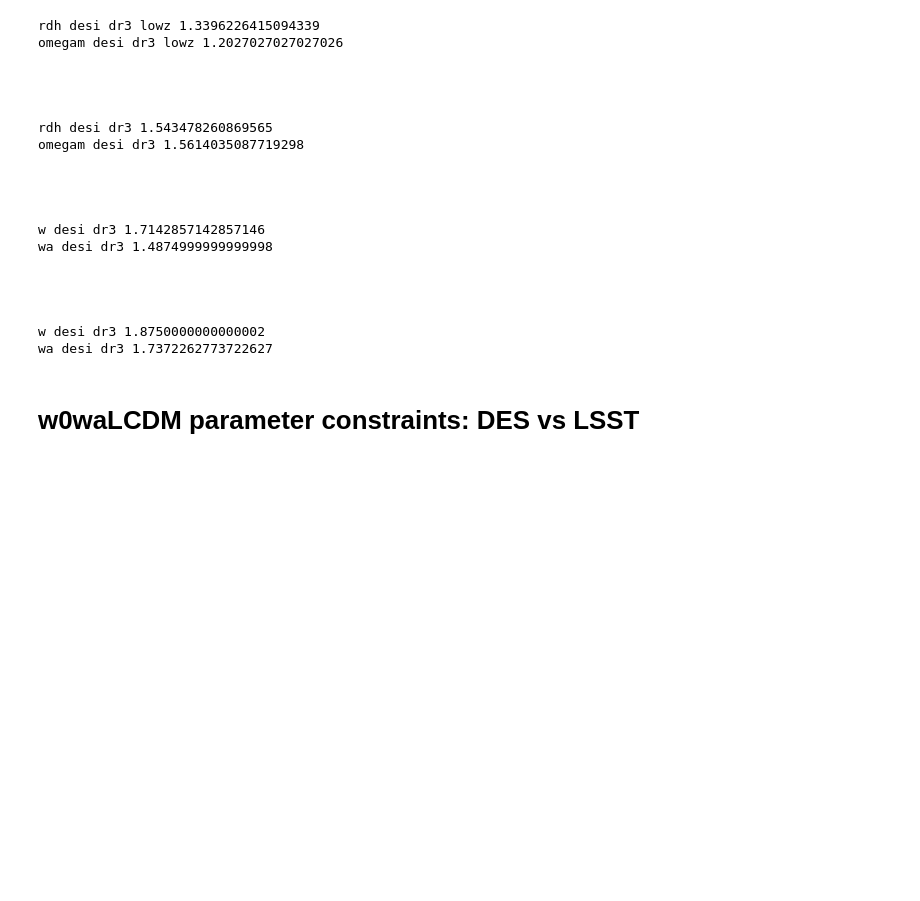
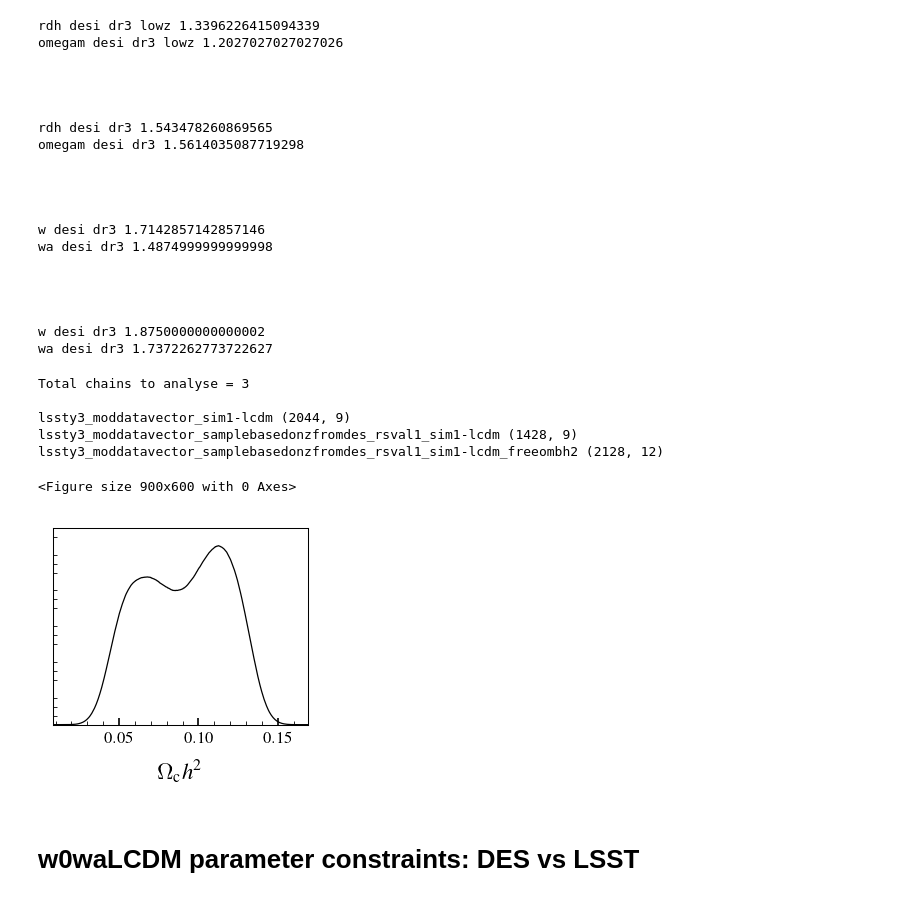
Before and after one commit to sriniraghunathan/CMB_BAO_SNe_likelihoods, a Jupyter notebook: analyse_chains_for_paper.ipynb, the cells around one changed output. Saved outputs shown, nothing was run; the diff lists cells and outputs as text; code cells hidden in the pictures; blank space fills up the shorter version.

```diff
--- a/analyse_chains_for_paper.ipynb
+++ b/analyse_chains_for_paper.ipynb
@@ -264,6 +267,75 @@ wa desi dr3 1.4874999999999998
 
 w desi dr3 1.8750000000000002
 wa desi dr3 1.7372262773722627
+# %%
+# Checking ombh2 sensitivity
+which_cosmo = 'lcdm'
+chain_fd = 'chains/for_paper/'
+chain_fdlist = []
+other_mcmc_fd = 'chains/for_paper/'
+chain_fdlist.extend(['%s/lssty3_moddatavector_sim1-%s' %(other_mcmc_fd, which_cosmo)])
+chain_fdlist.extend(['%s/lssty3_moddatavector_samplebasedonzfromdes_rsval1_sim1-%s' %(other_mcmc_fd, which_cosmo)])
+chain_fdlist.extend(['%s/lssty3_moddatavector_samplebasedonzfromdes_rsval1_sim1-%s_freeombh2' %(other_mcmc_fd, which_cosmo)])
+
+print('Total chains to analyse = %s\n' %(len(chain_fdlist)))
+
+samples_dic = {}
+for curr_chain_fd in chain_fdlist:
+    chainname = curr_chain_fd.strip('/').split('/')[-1]
+    fname = '%s/%s' %(curr_chain_fd, chainname)
+    ###print(chainname, fname)
+
+    chainfile = '%s.1.txt' %(fname)
+    if not os.path.exists( chainfile ): continue
+
+
+    curr_samples = getdist.mcsamples.loadMCSamples( fname )
+    curr_samples.removeBurn(burn_in_fraction)
+    samples_dic[chainname] = curr_samples
+    print( chainname, curr_samples.samples.shape )
+
+ls_arr = ['-']
+line_args = None
+if (1):
+    chains_to_plot = [
+                      #'lssty3_moddatavector_sim1-%s' %(which_cosmo),
+                      #'lssty3_moddatavector_samplebasedonzfromdes_rsval1_sim1-%s' %(which_cosmo),
+                      'lssty3_moddatavector_samplebasedonzfromdes_rsval1_sim1-%s_freeombh2' %(which_cosmo),
+    ]
+    color_arr = ['darkslategrey', 'cadetblue', 'palevioletred']
+    color_arr = ['darkslategrey', 'cadetblue', '#B22222']
+
+    filled_arr = [False, True, True]
+    ls_arr = ['-.', '-', '-']
+    line_args=[{'ls':'-.', 'color': color_arr[0]},
+               {'ls':'-', 'color': color_arr[1]},
+               {'ls':'-', 'color': color_arr[2]},
+               ]
+
+param_limits_dic = {'omegam': [0.15, 0.61], 'w': [-1.5, 1.], 'wa': [-12, 2.]}
+
+
+clf()
+params_to_plot = ['omegam']; fsval = 15; figsize = 4.2; legfsval = 12.
+
+params_to_plot = ['omch2']#, 'ombh2']
+samples_to_plot, labels_arr = [], []
+for chainname in chains_to_plot:
+    curr_samples = samples_dic[chainname]
+    samples_to_plot.append( curr_samples )
+
+g = plots.get_subplot_plotter()
+g.triangle_plot(samples_to_plot, params_to_plot)
+
+show(); ###sys.exit()
+# %% [output]
+Total chains to analyse = 3
+
+lssty3_moddatavector_sim1-lcdm (2044, 9)
+lssty3_moddatavector_samplebasedonzfromdes_rsval1_sim1-lcdm (1428, 9)
+lssty3_moddatavector_samplebasedonzfromdes_rsval1_sim1-lcdm_freeombh2 (2128, 12)
+<Figure size 900x600 with 0 Axes>
+[figure, added]
 # %% [markdown]
 # w0waLCDM parameter constraints: DES vs LSST
 # %%
```
Also changed, not shown: parts of 3 cells of this notebook, 3 other files.
